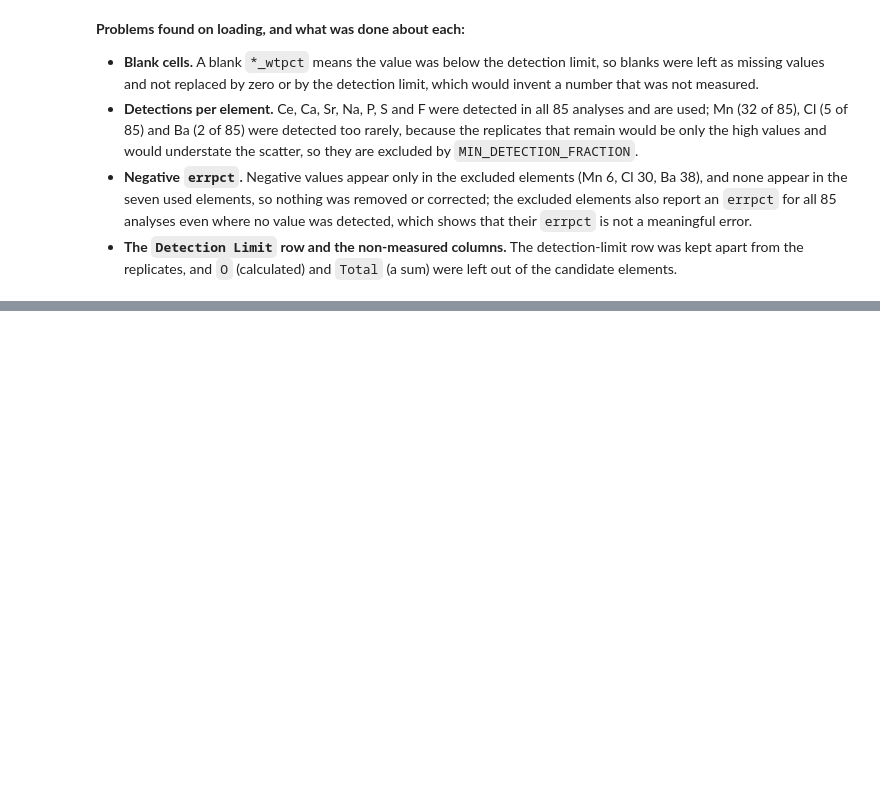
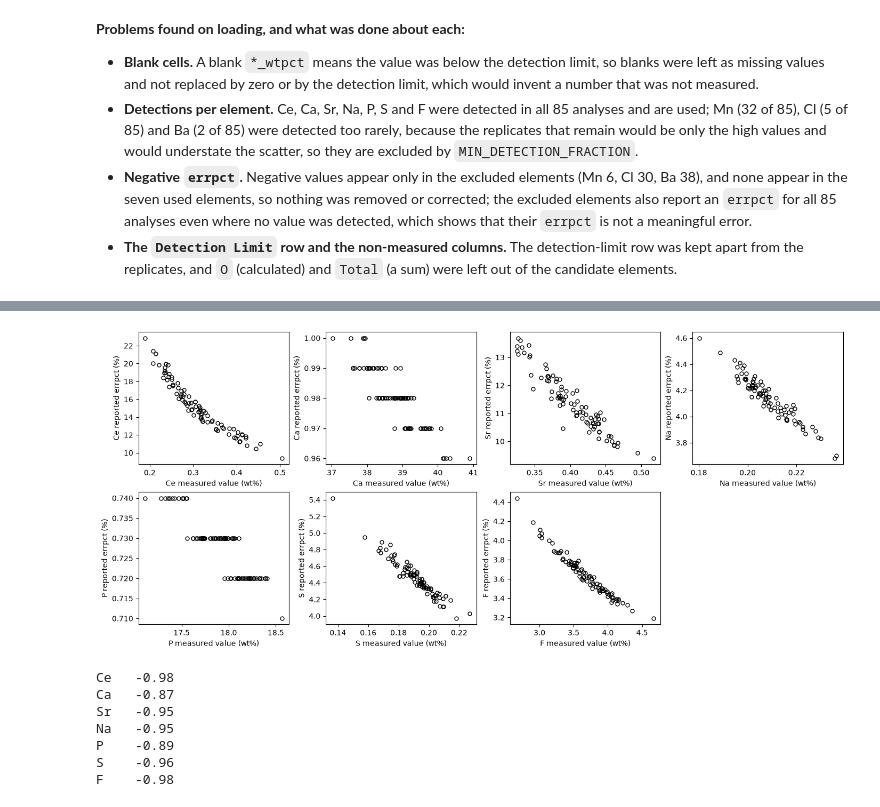
Before and after one commit to minsup96/chem527-project, a Jupyter notebook: analysis.ipynb, the cells around one changed output, grey strips where cells are left out. Saved outputs shown, nothing was run; the diff lists cells and outputs as text; code cells hidden in the pictures; blank space fills up the shorter version.

```diff
--- a/analysis.ipynb
+++ b/analysis.ipynb
@@ -101,0 +117,19 @@ elements excluded: ['Mn', 'Ba', 'Cl']
+# %%
+from scipy import stats
+
+stat_rows = {}
+for el in elements_used:
+    x = replicates[f"{el}_wtpct"]  # wt%, all 85 replicates
+    stat_rows[el] = {
+        "n": x.count(),
+        "mean_wtpct": x.mean(),  # wt%
+        "median_wtpct": x.median(),  # wt%
+        "sd_wtpct": x.std(ddof=1),  # wt%, sample standard deviation
+        "rsd_pct": 100 * x.std(ddof=1) / x.mean(),  # %
+        "robust_rsd_pct": 100 * stats.median_abs_deviation(x, scale="normal") / x.median(),  # %
+        "min_wtpct": x.min(),  # wt%
+        "max_wtpct": x.max(),  # wt%
+    }
+descriptive_table = pd.DataFrame(stat_rows).T
+descriptive_table["n"] = descriptive_table["n"].astype(int)
+print(descriptive_table.round(4).to_string())
@@ -101,0 +153,26 @@ elements excluded: ['Mn', 'Ba', 'Cl']
+# %%
+import matplotlib.pyplot as plt
+
+fig, axes = plt.subplots(2, 4, figsize=(14, 6), constrained_layout=True)
+correlation_rows = {}
+for ax, el in zip(axes.flat, elements_used):
+    x = replicates[f"{el}_wtpct"]  # wt%
+    e = replicates[f"{el}_errpct"]  # %
+    ax.plot(x, e, linestyle="none", marker="o", markerfacecolor="none", markeredgecolor="black", markersize=5)
+    ax.set_xlabel(f"{el} measured value (wt%)")
+    ax.set_ylabel(f"{el} reported errpct (%)")
+    correlation_rows[el] = stats.spearmanr(x, e).statistic  # no unit
+for ax in axes.flat[len(elements_used):]:
+    ax.set_visible(False)
+plt.show()
+
+print(pd.Series(correlation_rows, name="spearman_rho_errpct_vs_wtpct").round(2).to_string())
+# %% [output]
+[figure, added]
+Ce   -0.98
+Ca   -0.87
+Sr   -0.95
+Na   -0.95
+P    -0.89
+S    -0.96
+F    -0.98
```
Also changed, not shown: parts of 17 cells of this notebook, 1 other file.
